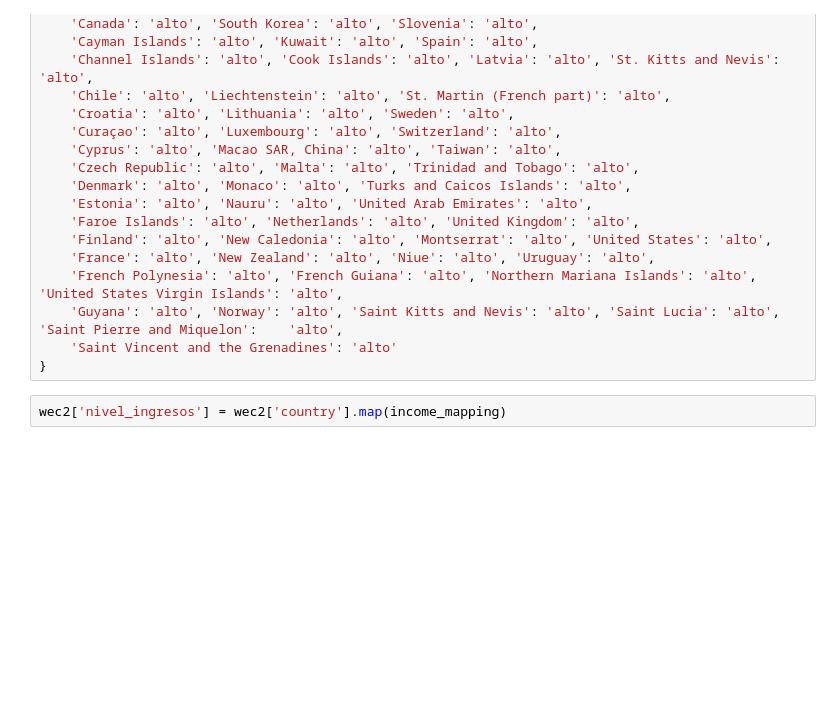
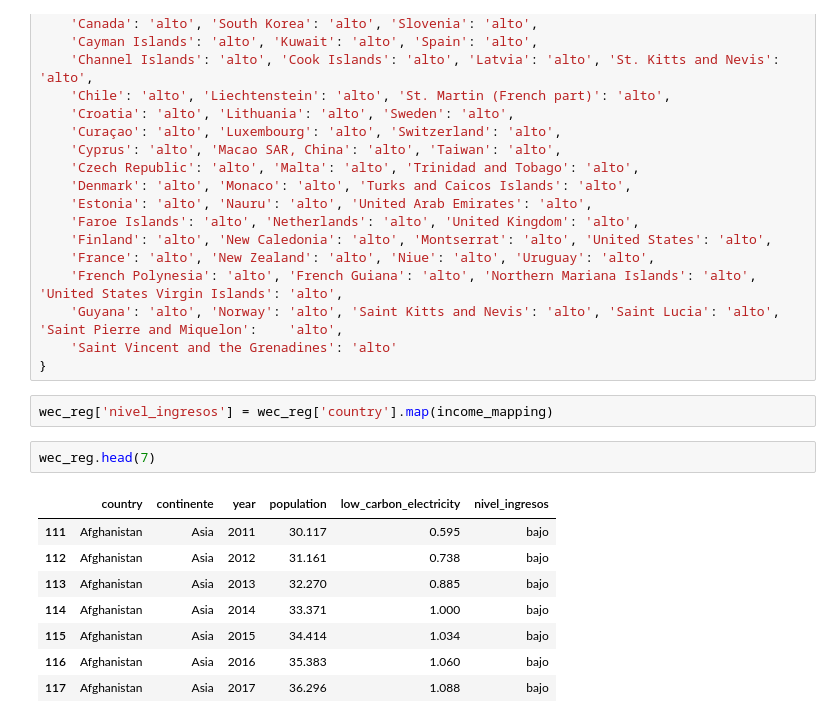
Before and after one commit to L-Ameneiro/EDA-Datasets, a Jupyter notebook: notebooks/EDA.ipynb, the cells around one changed output. Cells and saved outputs as stored; diff of their text form; blank space fills up the shorter version.

```diff
--- a/notebooks/EDA.ipynb
+++ b/notebooks/EDA.ipynb
@@ -533,4 +498,15 @@ income_mapping = {
     'Saint Vincent and the Grenadines':	'alto'
 }
 # %%
-wec2['nivel_ingresos'] = wec2['country'].map(income_mapping)
+wec_reg['nivel_ingresos'] = wec_reg['country'].map(income_mapping)
+# %%
+wec_reg.head(7)
+# %% [output]
+|  | country | continente | year | population | low_carbon_electricity | nivel_ingresos |
+| 111 | Afghanistan | Asia | 2011 | 30.117 | 0.595 | bajo |
+| 112 | Afghanistan | Asia | 2012 | 31.161 | 0.738 | bajo |
+| 113 | Afghanistan | Asia | 2013 | 32.270 | 0.885 | bajo |
+| 114 | Afghanistan | Asia | 2014 | 33.371 | 1.000 | bajo |
+| 115 | Afghanistan | Asia | 2015 | 34.414 | 1.034 | bajo |
+| 116 | Afghanistan | Asia | 2016 | 35.383 | 1.060 | bajo |
+| 117 | Afghanistan | Asia | 2017 | 36.296 | 1.088 | bajo |
```
Also changed, not shown: parts of 22 cells of this notebook, 8 other files.
